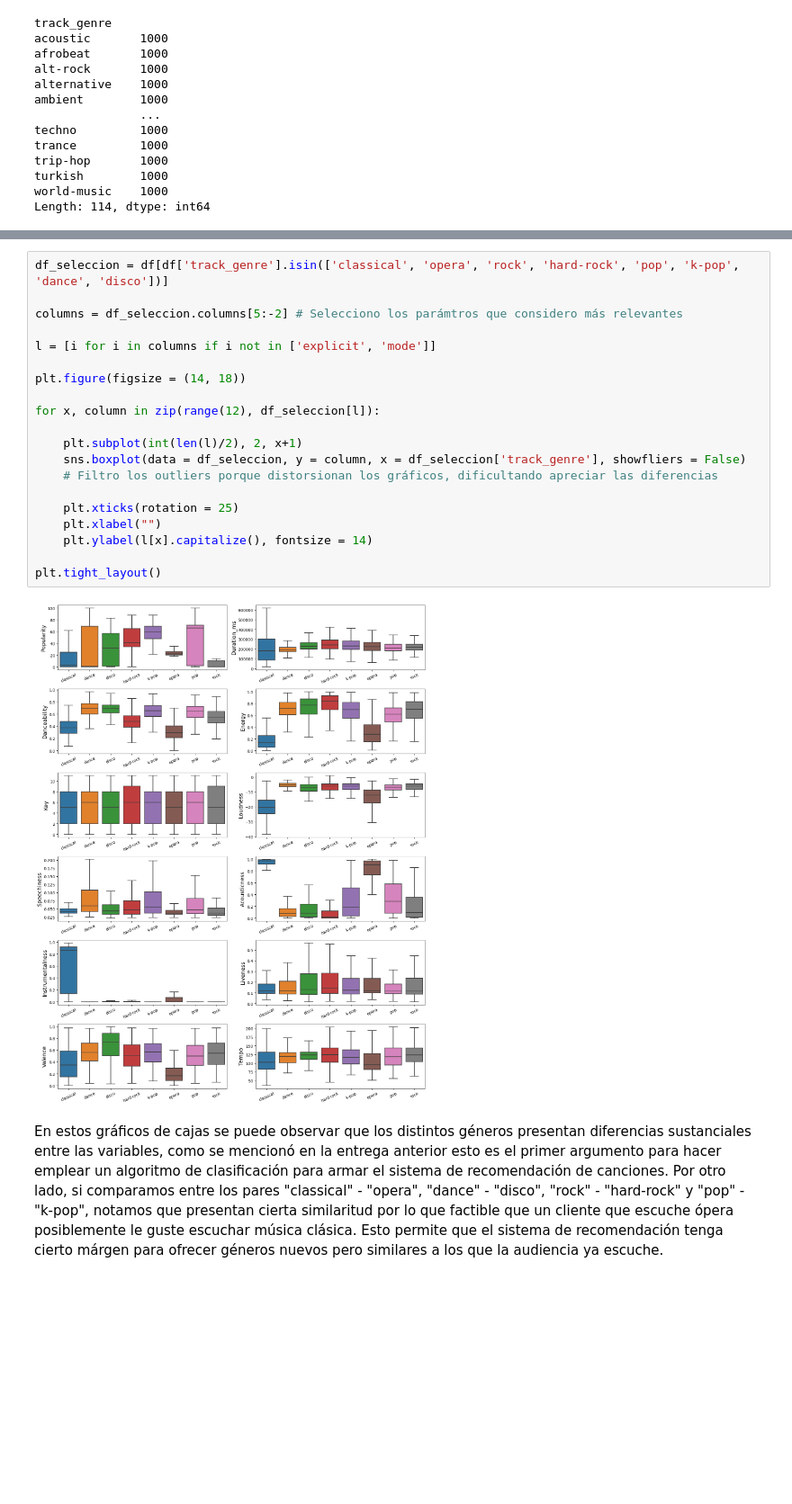
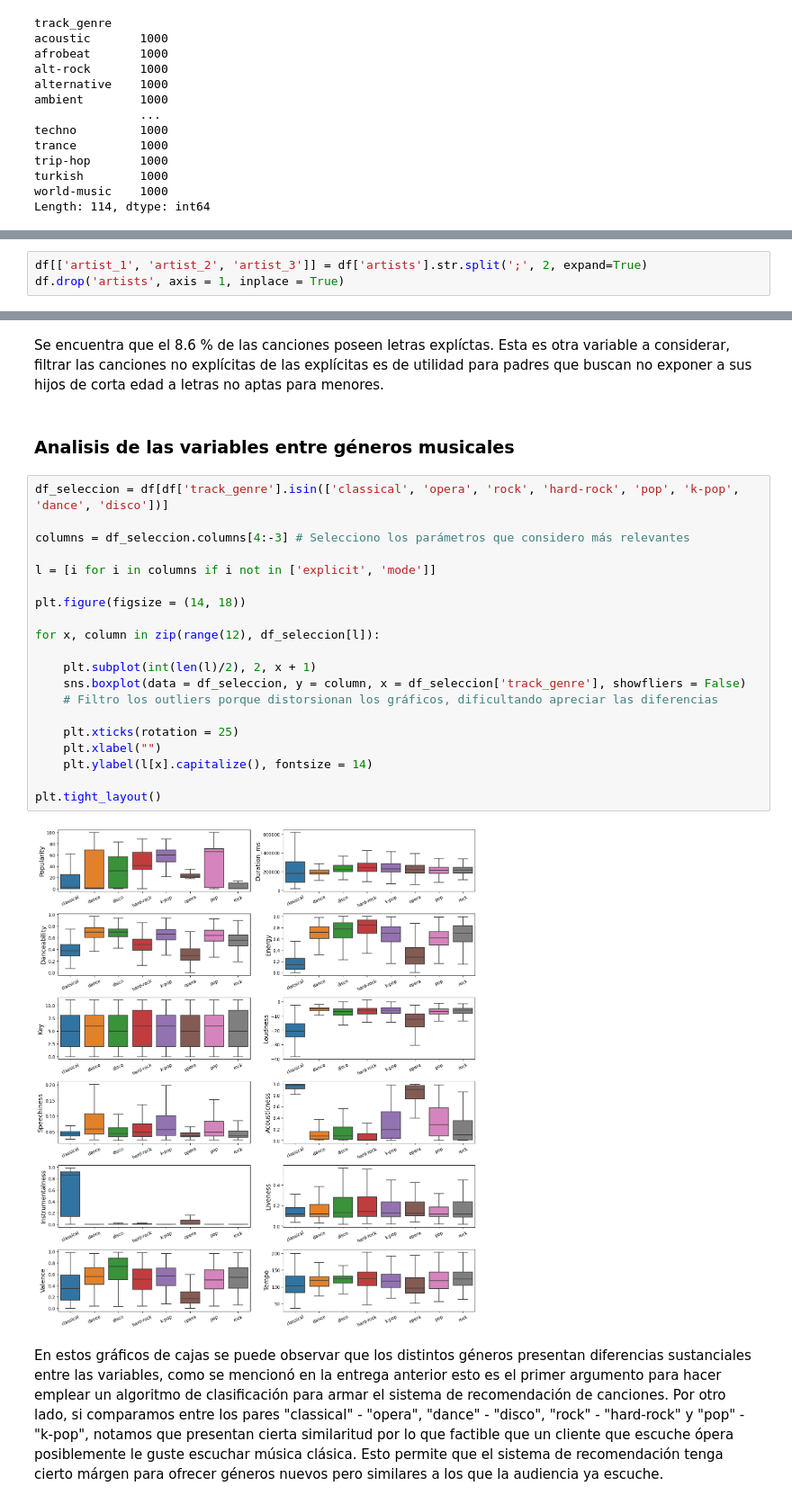
Before and after one commit to MauriJ/Data-Science, a Jupyter notebook: Desafíos/Desafío N°6/PrimeraEntrega_Moran.ipynb, the cells around one changed output, grey strips where cells are left out. Shown at 90% size. Saved outputs shown, nothing was run; the diff lists cells and outputs as text; blank space fills up the shorter version.

Commit message:
Primera entrega

```diff
--- a/Desafíos/Desafío N°6/PrimeraEntrega_Moran.ipynb
+++ b/Desafíos/Desafío N°6/PrimeraEntrega_Moran.ipynb
@@ -183,0 +220,3 @@ Length: 114, dtype: int64
+# %%
+df[['artist_1', 'artist_2', 'artist_3']] = df['artists'].str.split(';', 2, expand=True)
+df.drop('artists', axis = 1, inplace = True)
@@ -184,24 +286,28 @@ Length: 114, dtype: int64
+# %% [markdown]
+Se encuentra que el 8.6 % de las canciones poseen letras explíctas. Esta es otra variable a considerar, filtrar las canciones no explícitas de las explícitas es de utilidad para padres que buscan no exponer a sus hijos de corta edad a letras no aptas para menores.
+# %% [markdown]
+### Analisis de las variables entre géneros musicales
 # %%
 df_seleccion = df[df['track_genre'].isin(['classical', 'opera', 'rock', 'hard-rock', 'pop', 'k-pop', 'dance', 'disco'])]
 
-columns = df_seleccion.columns[5:-2] # Selecciono los parámtros que considero más relevantes
+columns = df_seleccion.columns[4:-3] # Selecciono los parámetros que considero más relevantes
 
 l = [i for i in columns if i not in ['explicit', 'mode']]
 
 plt.figure(figsize = (14, 18))
 
 for x, column in zip(range(12), df_seleccion[l]):
 
-    plt.subplot(int(len(l)/2), 2, x+1)
+    plt.subplot(int(len(l)/2), 2, x + 1)
     sns.boxplot(data = df_seleccion, y = column, x = df_seleccion['track_genre'], showfliers = False)
     # Filtro los outliers porque distorsionan los gráficos, dificultando apreciar las diferencias
 
     plt.xticks(rotation = 25)
     plt.xlabel("")
     plt.ylabel(l[x].capitalize(), fontsize = 14)
 
 plt.tight_layout()
 # %% [output]
-[figure, old version]
+[figure, new version]
 # %% [markdown]
 En estos gráficos de cajas se puede observar que los distintos géneros presentan diferencias sustanciales entre las variables, como se mencionó en la entrega anterior esto es el primer argumento para hacer emplear un algoritmo de clasificación para armar el sistema de recomendación de canciones. Por otro lado, si comparamos entre los pares "classical" - "opera", "dance" - "disco", "rock" - "hard-rock" y "pop" - "k-pop", notamos que presentan cierta similaritud por lo que factible que un cliente que escuche ópera posiblemente le guste escuchar música clásica. Esto permite que el sistema de recomendación tenga cierto márgen para ofrecer géneros nuevos pero similares a los que la audiencia ya escuche.
```
Also changed, not shown: parts of 29 cells of this notebook.
